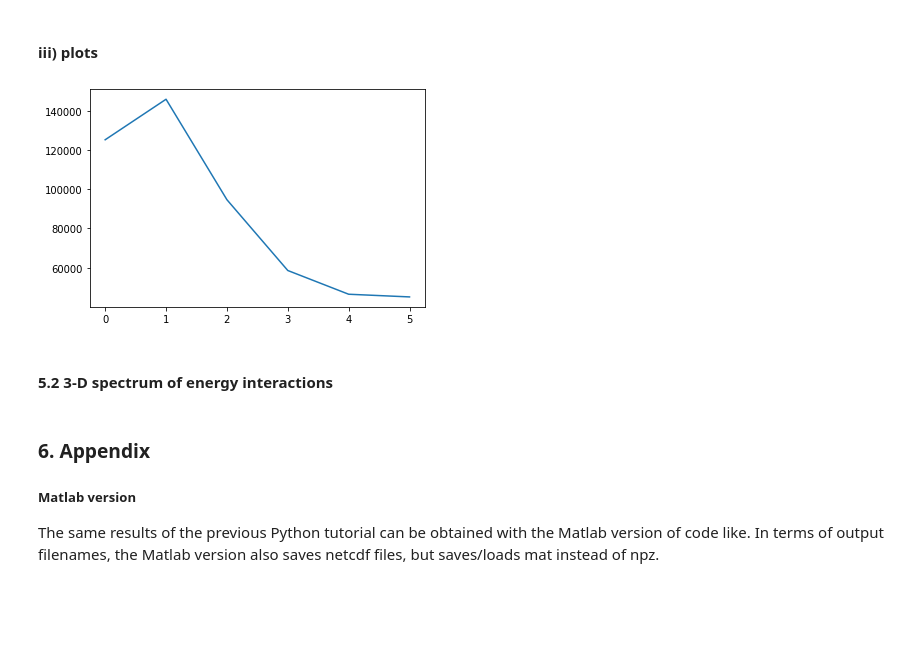
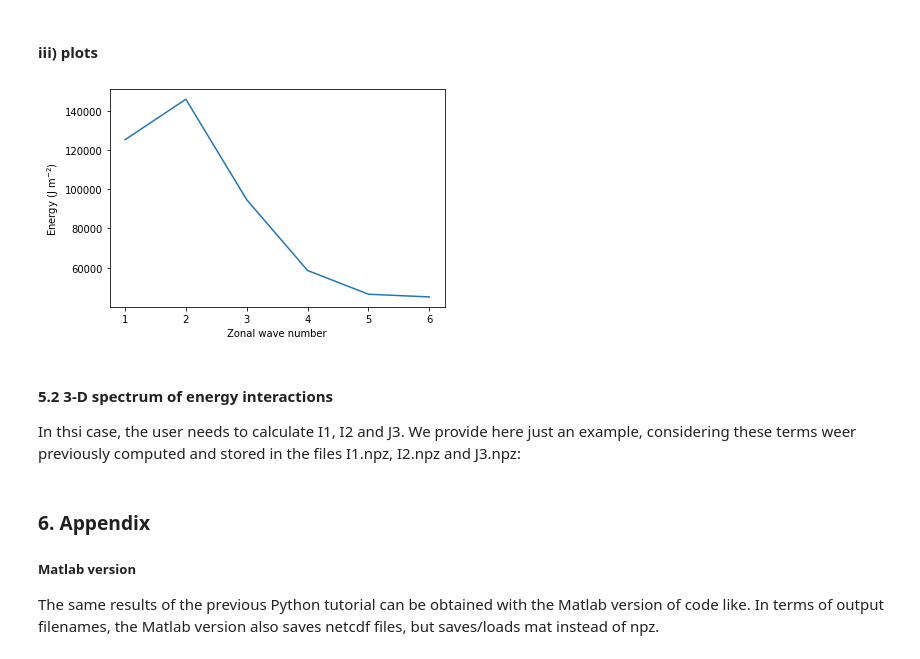
Before and after one commit to martalmeida/nmf3d, a Jupyter notebook: doc/tutorial.ipynb, the cells around one changed output. Saved outputs shown, nothing was run; the diff lists cells and outputs as text; code cells hidden in the pictures; blank space fills up the shorter version.

```diff
--- a/doc/tutorial.ipynb
+++ b/doc/tutorial.ipynb
@@ -496,20 +495,25 @@ saving out_ws0_True_w_nlk.nc
 # %%
 w_nlk=w_nlkF
 nk,nM,nL,nT=w_nlk.shape
 
 E0=np.zeros((nk,nL,nT))
 En=np.zeros((nk,nM-1,nL,nT))
 
 for i in range(nk):
     E0[i]=1/8*1e5*hk[i]*(w_nlk[i,0]*w_nlk[i,0].conj()).real
     En[i]=1/4*1e5*hk[i]*(w_nlk[i,1:]*np.conj(w_nlk[i,1:])).real
 
 v=En.mean(3).sum(2).sum(0)
-pl.plot(v);
+x=range(1,v.size+1)
+pl.plot(x,v)
+pl.xlabel('Zonal wave number')
+pl.ylabel('Energy (J m$^{-2}$)');
 # %% [output]
-[figure, old version]
+[figure, new version]
-# %% [markdown]
-#### 5.2 3-D spectrum of energy interactions
+# %% [markdown]
+#### 5.2 3-D spectrum of energy interactions
+
+In thsi case, the user needs to calculate I1, I2 and J3. We provide here just an example, considering these terms weer previously computed and stored in the files I1.npz, I2.npz and J3.npz:
 # %%
 '''
 data_i1={}
```
Also changed, not shown: parts of 10 cells of this notebook, 3 other files.
